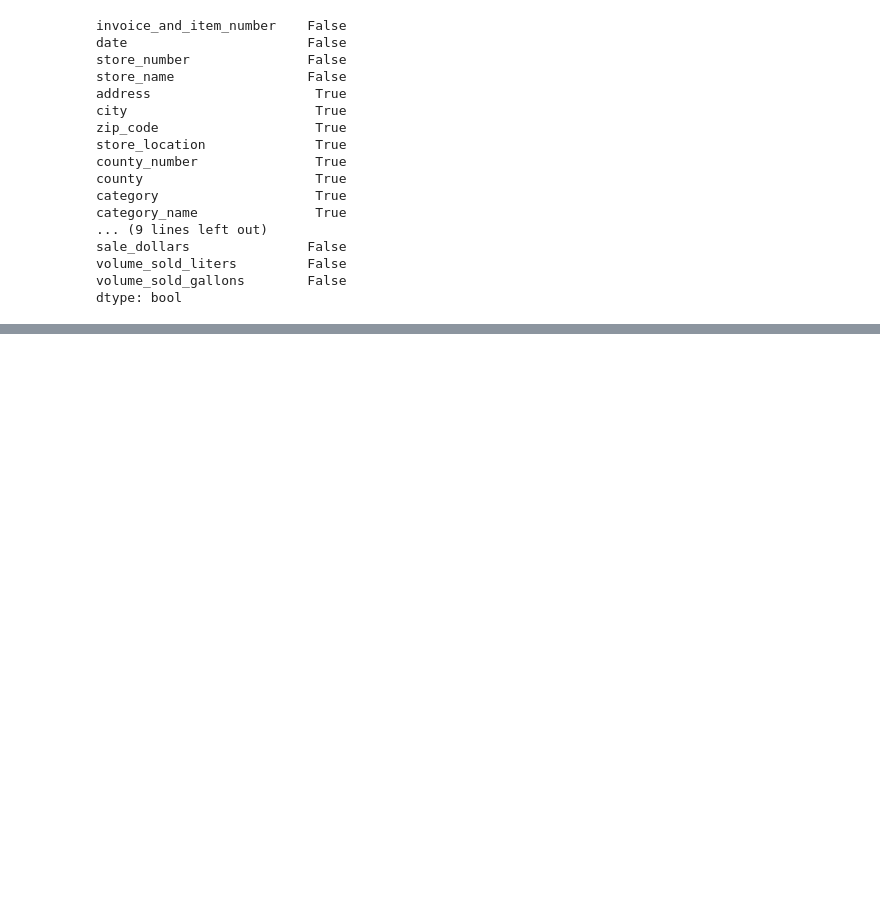
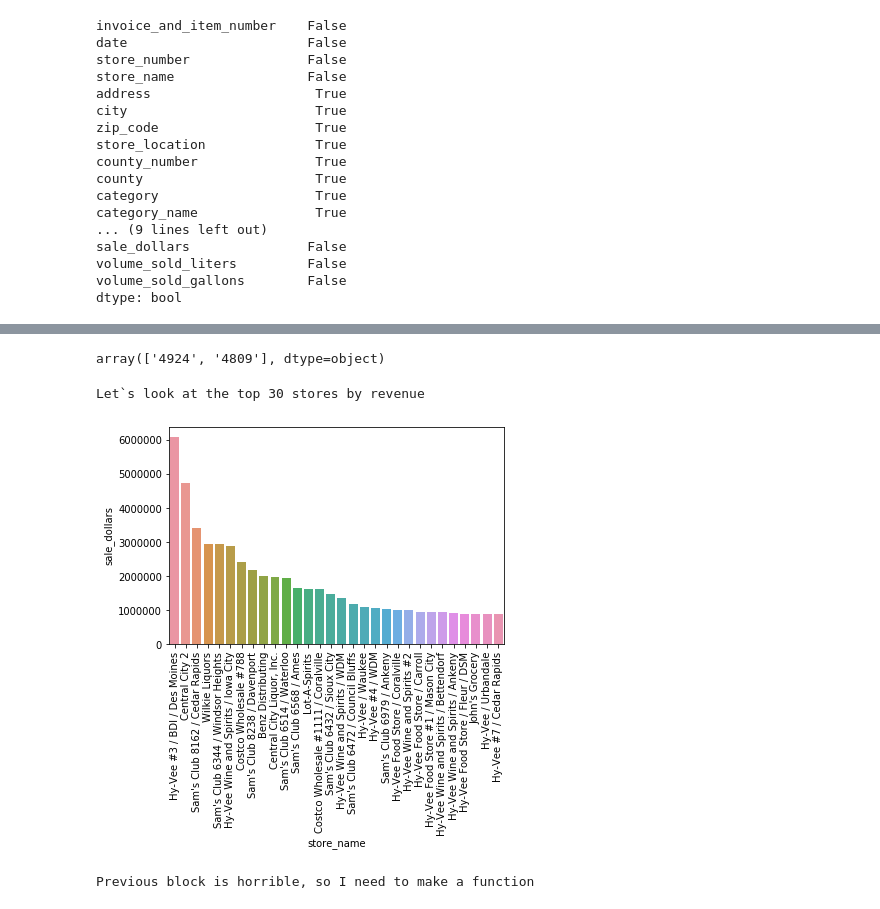
Before and after one commit to Drew128/Iowa_liquor_sales-EDA-, a Jupyter notebook: Iowa_liquor_sales(EDA).ipynb, the cells around one changed output, grey strips where cells are left out. Drawn from its saved outputs; the diff is of its cells as text; code cells hidden in the pictures; blank space fills up the shorter version.

```diff
--- a/Iowa_liquor_sales(EDA).ipynb
+++ b/Iowa_liquor_sales(EDA).ipynb
@@ -148,0 +178,26 @@ sns.barplot(x=week_sesonality['week'], y=week_sesonality['sale_dollars'], order=
+# %%
+e_g_index_name = numbers_to_one_store_name[numbers_to_one_store_name != 1].index[0]
+numbers_n_names[numbers_n_names['store_name'] == e_g_index_name].store_number.unique()
+# %% [output]
+array(['4924', '4809'], dtype=object)
+# %%
+sales_from_stores = df[['store_name', 'sale_dollars']].groupby('store_name').sum()
+sales_from_stores['store_name'] = sales_from_stores.index
+sales_from_stores_top = sales_from_stores.nlargest(30, 'sale_dollars')
+plot = sns.barplot(x=sales_from_stores_top['store_name'], y=sales_from_stores_top['sale_dollars'])
+for item in plot.get_xticklabels():
+    item.set_rotation(90)
+print('Let`s look at the top 30 stores by revenue')
+# %% [output]
+Let`s look at the top 30 stores by revenue
+[figure, added]
+# %%
+print('Previous block is horrible, so I need to make a function')
+def show_top(df, cat, sum_by, top=30):
+  top = df[[cat, sum_by]].groupby(cat).aggregate('sum').nlargest(30, sum_by)
+  top[cat] = top.index
+  plot = sns.barplot(x=top[cat], y=top[sum_by])
+  for item in plot.get_xticklabels():
+      item.set_rotation(90)
+# %% [output]
+Previous block is horrible, so I need to make a function
```
Also changed, not shown: parts of 27 cells of this notebook.
